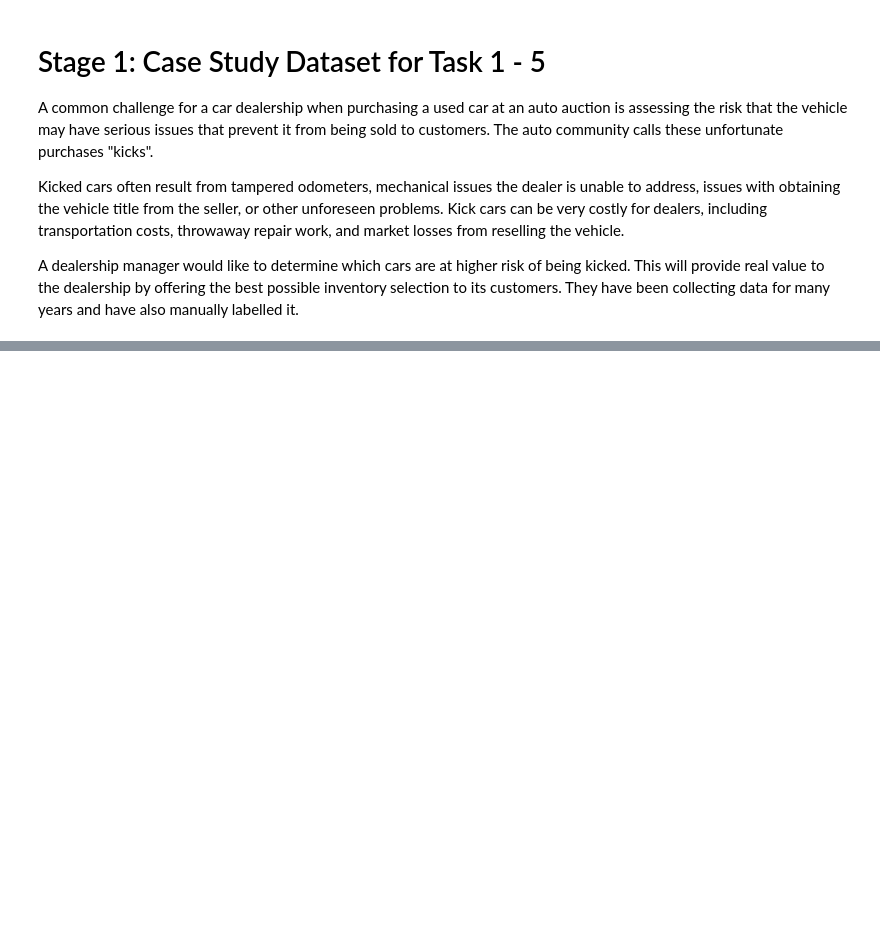
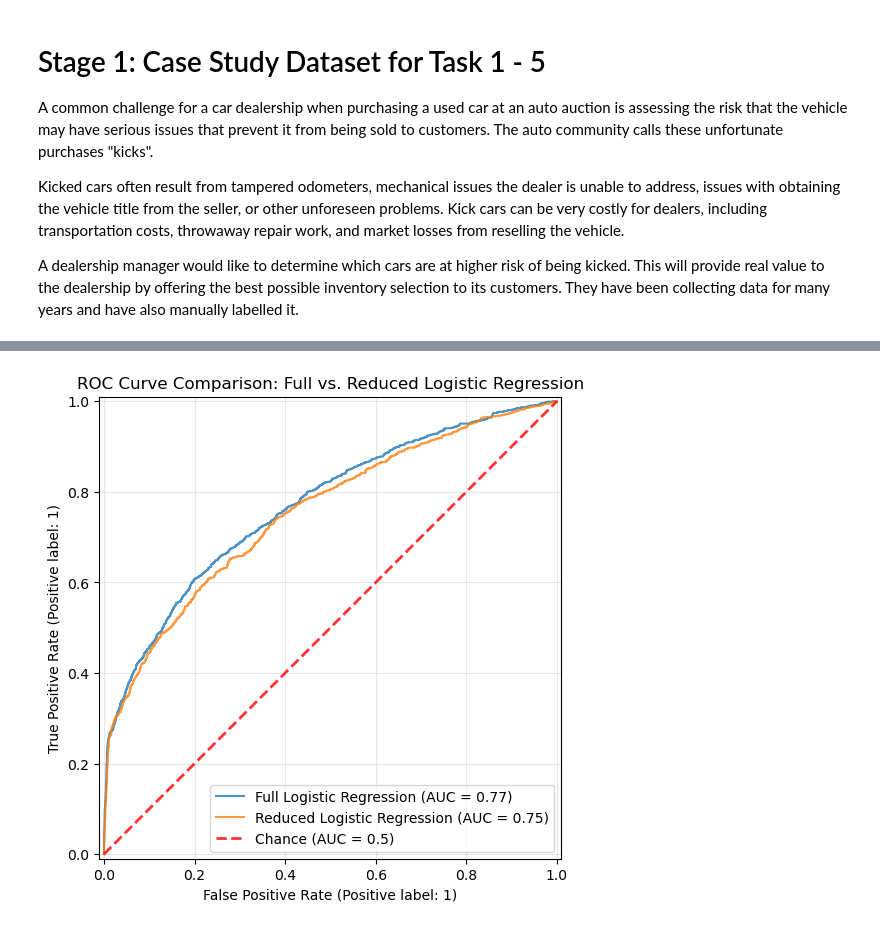
Before and after one commit to dmitrynovik/ml-a1a, a Jupyter notebook: 1a.ipynb, the cells around one changed output, grey strips where cells are left out. Cells and saved outputs as stored; diff of their text form; code cells hidden in the pictures; blank space fills up the shorter version.

```diff
--- a/1a.ipynb
+++ b/1a.ipynb
@@ -122,0 +431,23 @@ IsBadBuy bool [False  True]
+# %%
+from sklearn.preprocessing import StandardScaler
+from sklearn.linear_model import LogisticRegression
+from sklearn.feature_selection import RFE
+import numpy as np
+import pandas as pd
+
+# Avoid data leakage by filling missing values in training and test sets separately
+X_train = X_train.fillna(0)
+X_test = X_test.fillna(0)
+
+# Scale features using StandardScaler
+# Fit scaler ONLY on training data to prevent data leakage, then transform both train and test
+scaler = StandardScaler()
+X_train_scaled = scaler.fit_transform(X_train)
+X_test_scaled = scaler.transform(X_test)
+
+# Convert back to DataFrame format for interpretability
+X_train_scaled = pd.DataFrame(X_train_scaled, columns=X.columns, index=X_train.index)
+X_test_scaled = pd.DataFrame(X_test_scaled, columns=X.columns, index=X_test.index)
+
+print("Feature scaling completed successfully.")
+print(f"Number of features in full regression dataset: {X_train_scaled.shape[1]}")
@@ -122,0 +632,19 @@ IsBadBuy bool [False  True]
+# %%
+# Task 3.4: Produce ROC curves for both Regression models
+fig, ax = plt.subplots(figsize=(8, 6))
+
+# Plot ROC for Full Regression Model
+RocCurveDisplay.from_estimator(best_lr, X_test_scaled, y_test, ax=ax, name="Full Logistic Regression", alpha=0.8)
+
+# Plot ROC for Reduced Feature Model
+RocCurveDisplay.from_estimator(best_lr_red, X_test_reduced, y_test, ax=ax, name="Reduced Logistic Regression", alpha=0.8)
+
+# Plot chance diagonal
+ax.plot([0, 1], [0, 1], linestyle='--', lw=2, color='r', label='Chance (AUC = 0.5)', alpha=.8)
+
+ax.set_title('ROC Curve Comparison: Full vs. Reduced Logistic Regression')
+ax.legend()
+plt.grid(True, alpha=0.3)
+plt.show()
+# %% [output]
+[figure, added]
```
Also changed, not shown: parts of 19 cells of this notebook.
